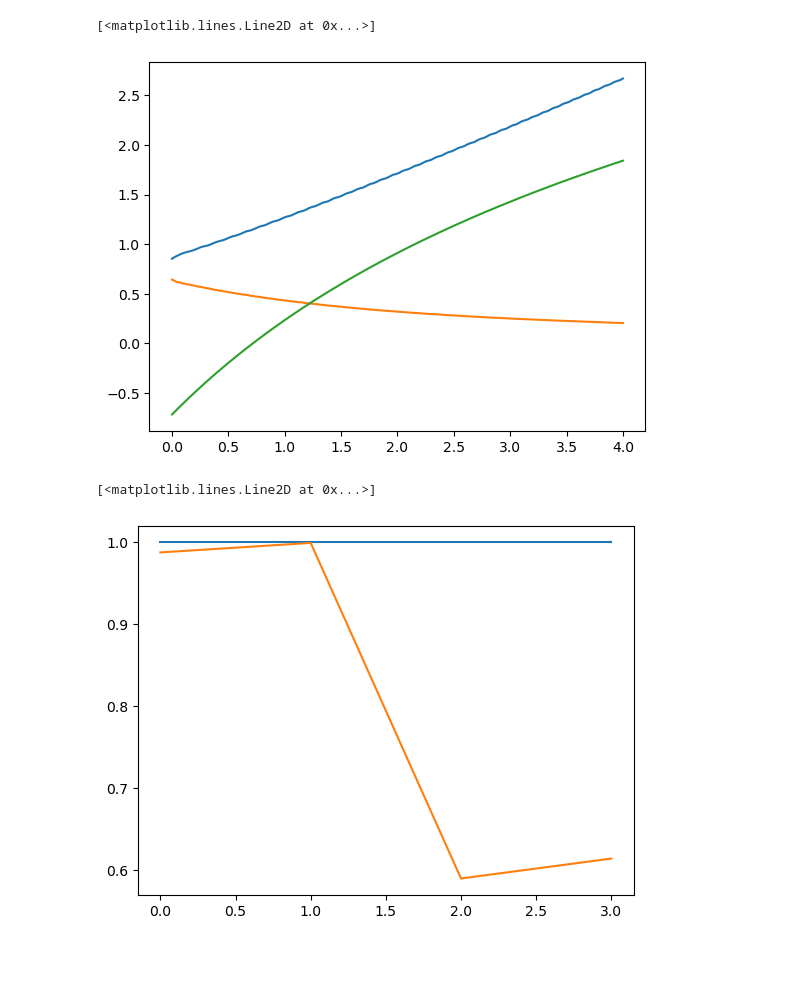
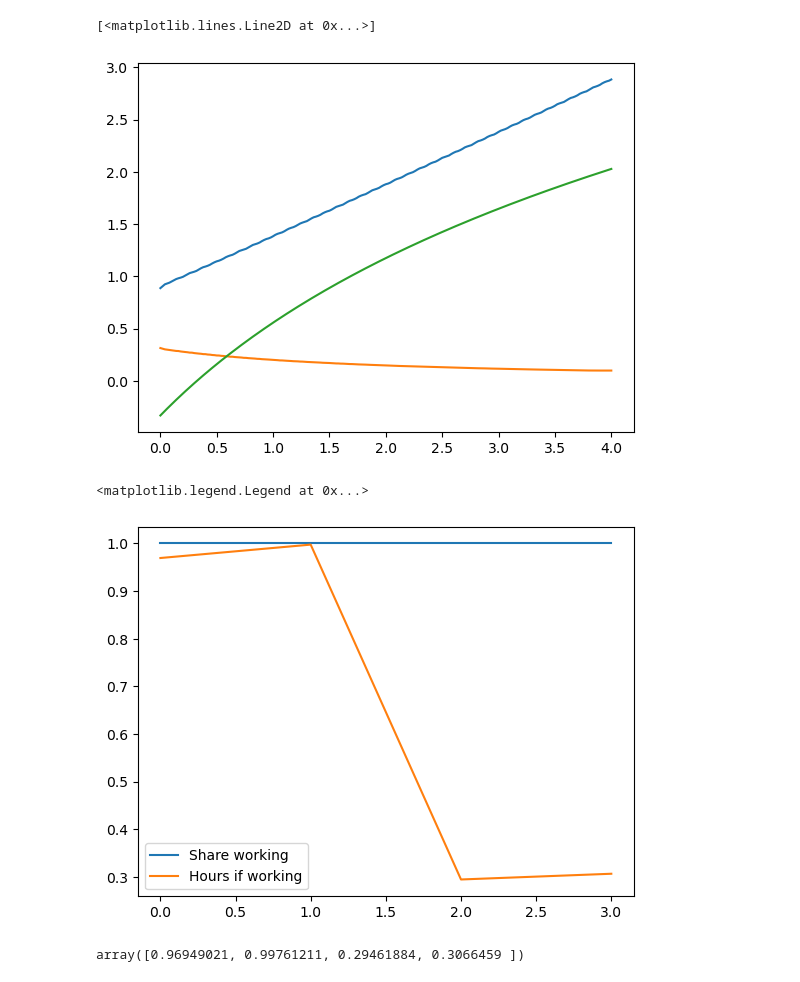
Before and after one commit to peter-l-ravn/The-Danish-Pension-Model, a Jupyter notebook: Run Main NVFI.ipynb, the cells around one changed output. Saved outputs shown, nothing was run; the diff lists cells and outputs as text; code cells hidden in the pictures.

```diff
--- a/Run Main NVFI.ipynb
+++ b/Run Main NVFI.ipynb
@@ -16,7 +16,7 @@ from optimizer import optimizer
 # %%
 T = 4
 
-X = 0.5
+X = 0.8
 psi = 0.9
 beta = 0.96
 
@@ -94,7 +94,7 @@ def value_function_outer(h, c_given_m, sol_V_work, sol_V_notwork, a, t):
 def B(h, t):
     h = scalar(h)
     if t < 2:
-        return X if h == 0.0 else 0.0
+        return 0.5 * X if h == 0.0 else 0.0
 
     else:
         return (1-psi*h)*X
@@ -156,7 +176,7 @@ plt.plot(a_grid, sol_h_work[i])
 plt.plot(a_grid, sol_V_work[i])
 # %% [output]
 [<matplotlib.lines.Line2D at 0x...>]
-[figure, old version]
+[figure, new version]
 # %%
 N_sim = 100
 T_sim = T
@@ -198,12 +218,18 @@ for t in range(T_sim):
         if t < T_sim:
             a_sim[t+1, i] = a_next
 # %%
-share_working = np.nanmean(np.where(h_sim > 0, 1.0, np.nan), axis=1)
+share_working = np.nanmean(np.where(h_sim > 0, 1.0, 0.0), axis=1)
 
 hours_if_work = np.nanmean(np.where(h_sim > 0, h_sim, np.nan), axis=1)
 # %%
 plt.plot(share_working)
 plt.plot(hours_if_work)
+legend = ["Share working", "Hours if working"]
+plt.legend(legend)
 # %% [output]
-[<matplotlib.lines.Line2D at 0x...>]
+<matplotlib.legend.Legend at 0x...>
-[figure, old version]
+[figure, new version]
+# %%
+hours_if_work
+# %% [output]
+array([0.96949021, 0.99761211, 0.29461884, 0.3066459 ])
```
Also changed, not shown: parts of 1 cell of this notebook, 5 other files.
